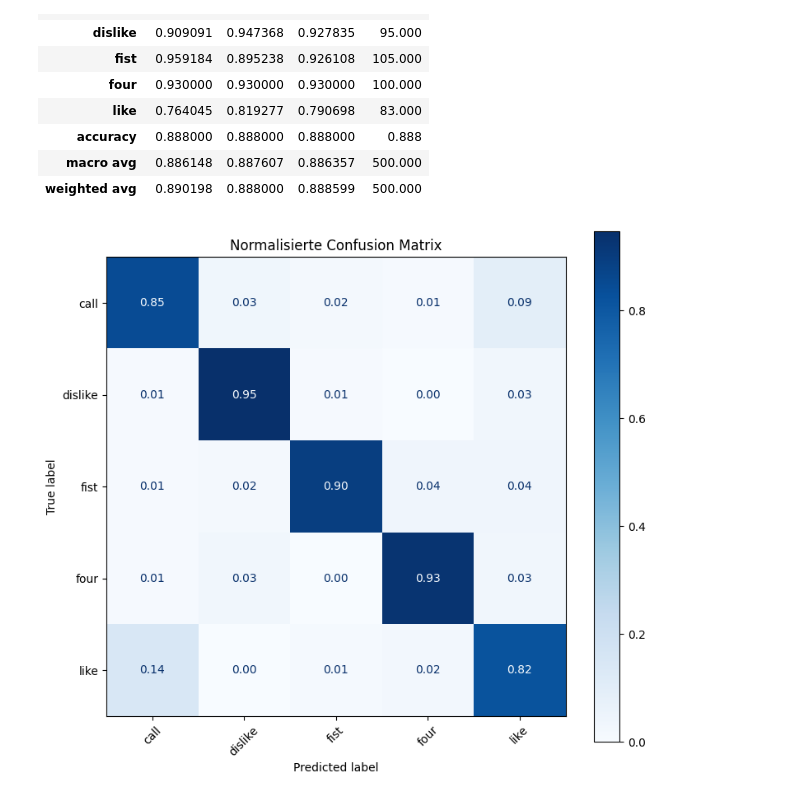
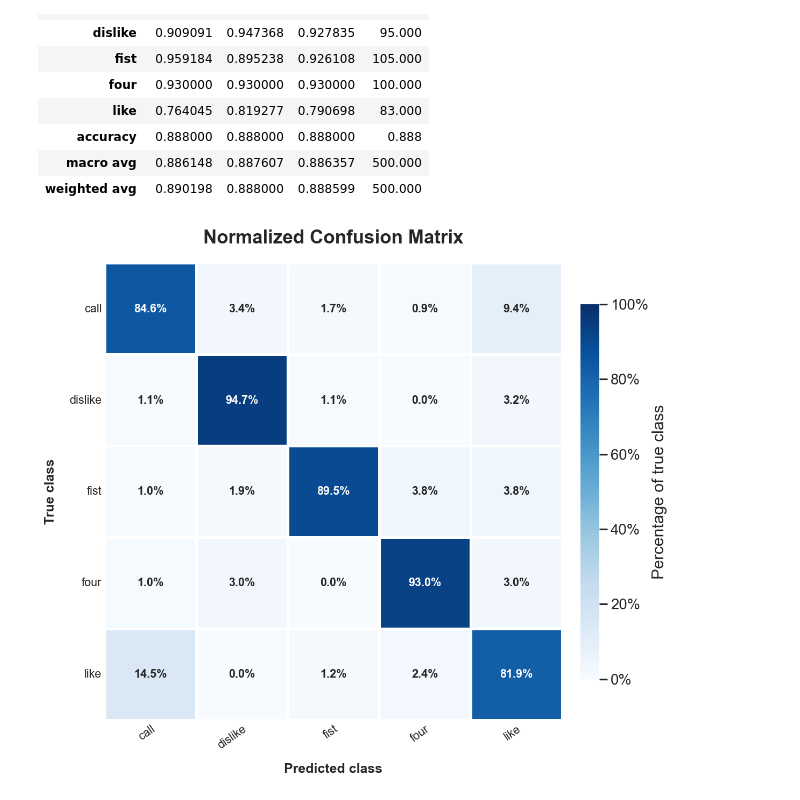
Before and after one commit to JORE95/AI-VIS, a Jupyter notebook: Testing.ipynb, the cells around one changed output. Drawn from its saved outputs; the diff is of its cells as text; code cells hidden in the pictures.

```diff
--- a/Testing.ipynb
+++ b/Testing.ipynb
@@ -144,25 +157,97 @@ display(report_df)
 | macro avg | 0.886148 | 0.887607 | 0.886357 | 500.000 |
 | weighted avg | 0.890198 | 0.888000 | 0.888599 | 500.000 |
 # %%
-fig, ax = plt.subplots(figsize=(8, 7))
+import matplotlib.pyplot as plt
+import seaborn as sns
 
-ConfusionMatrixDisplay.from_predictions(
+from sklearn.metrics import confusion_matrix
+from matplotlib.ticker import PercentFormatter
+
+
+# Normalized confusion matrix
+cm = confusion_matrix(
     all_true,
     all_predictions,
     labels=range(len(class_names)),
-    display_labels=class_names,
-    normalize="true",
-    values_format=".2f",
+    normalize="true"
+)
+
+sns.set_theme(style="white", context="talk")
+
+fig, ax = plt.subplots(
+    figsize=(11, 9),
+    dpi=120
+)
+
+heatmap = sns.heatmap(
+    cm,
+    annot=True,
+    fmt=".1%",
     cmap="Blues",
-    xticks_rotation=45,
+    vmin=0,
+    vmax=1,
+    square=True,
+    linewidths=2,
+    linecolor="white",
+    xticklabels=class_names,
+    yticklabels=class_names,
+    annot_kws={
+        "fontsize": 13,
+        "fontweight": "bold"
+    },
+    cbar_kws={
+        "label": "Percentage of true class",
+        "shrink": 0.82,
+        "pad": 0.03
+    },
     ax=ax
 )
 
-ax.set_title("Normalisierte Confusion Matrix")
+# Display color bar as percentages
+colorbar = heatmap.collections[0].colorbar
+colorbar.ax.yaxis.set_major_formatter(
+    PercentFormatter(xmax=1)
+)
+
+ax.set_title(
+    "Normalized Confusion Matrix",
+    fontsize=21,
+    fontweight="bold",
+    pad=22
+)
+
+ax.set_xlabel(
+    "Predicted class",
+    fontsize=15,
+    fontweight="bold",
+    labelpad=14
+)
+
+ax.set_ylabel(
+    "True class",
+    fontsize=15,
+    fontweight="bold",
+    labelpad=14
+)
+
+ax.tick_params(
+    axis="both",
+    labelsize=13,
+    length=0
+)
+
+plt.xticks(
+    rotation=35,
+    ha="right",
+    rotation_mode="anchor"
+)
+
+plt.yticks(rotation=0)
+
 plt.tight_layout()
 plt.show()
 # %% [output]
-[figure, old version]
+[figure, new version]
 # %%
 results = pd.DataFrame({
     "file_path": X,
```
Also changed, not shown: parts of 9 cells of this notebook.
